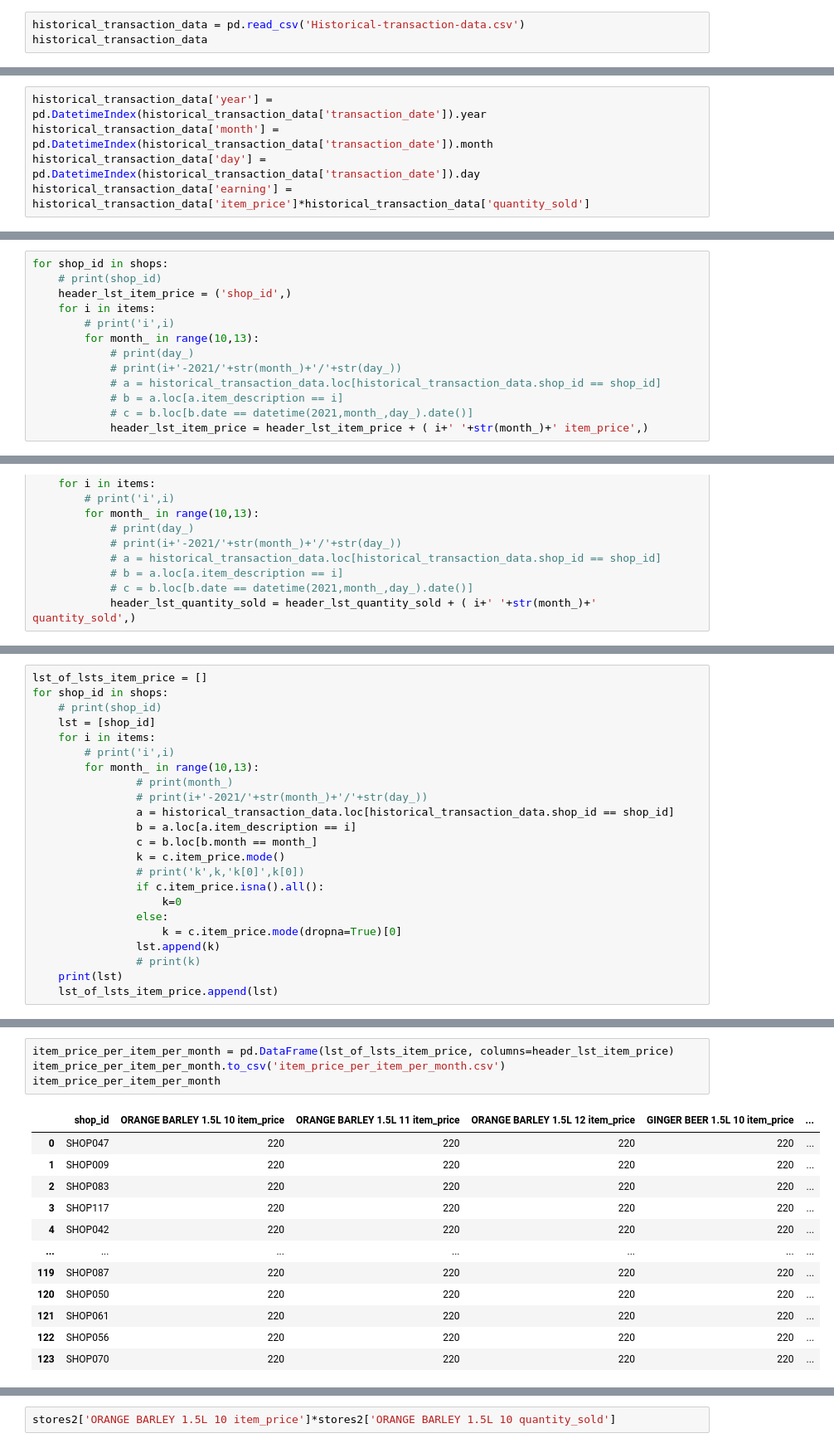
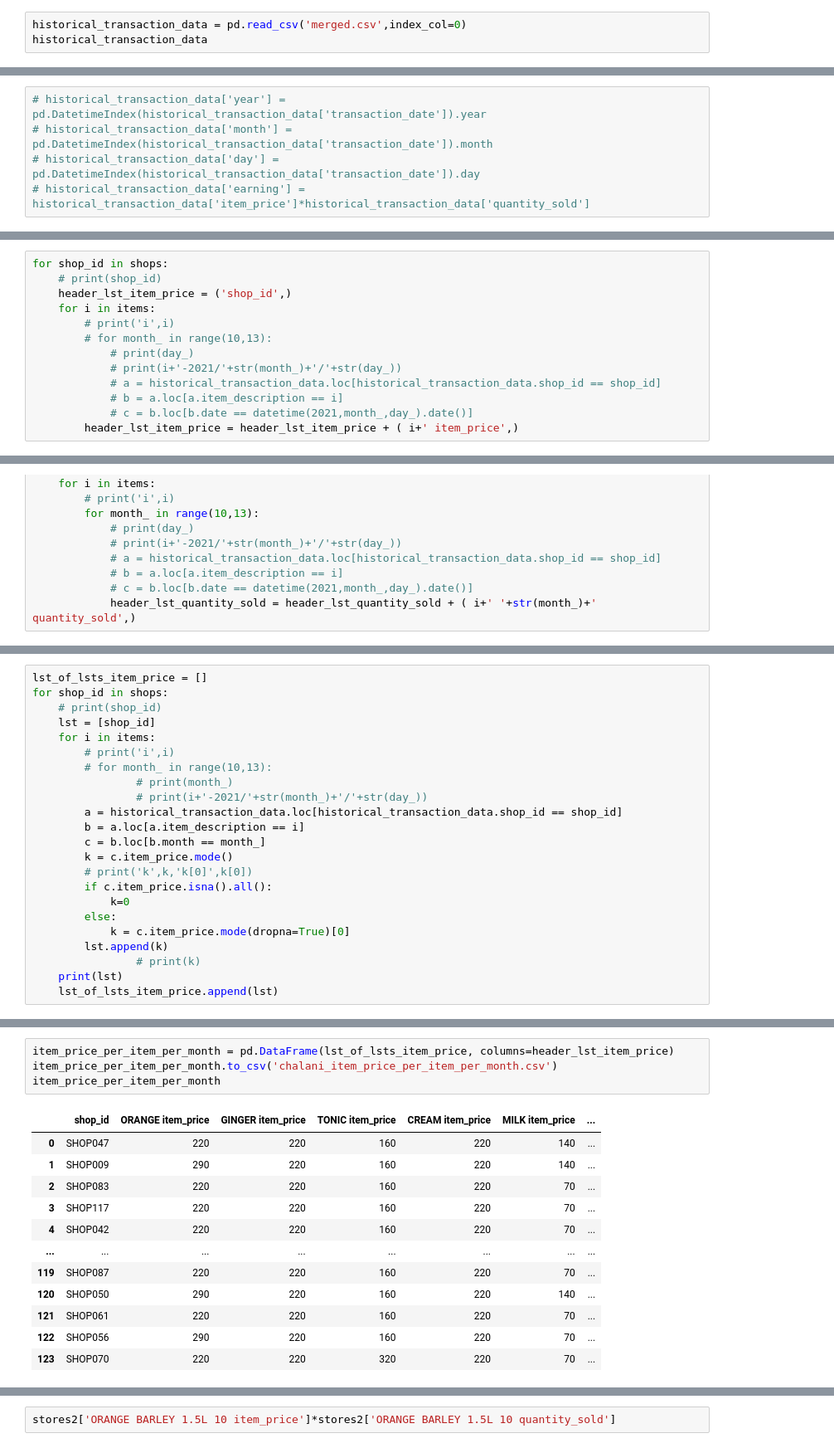
Before and after one commit to sandani98/DataStorm-4.0, a Jupyter notebook: data-storm-4/Day 3/main_day3.ipynb, the cells around one changed output, grey strips where cells are left out. Shown: that part at 83% size. Saved outputs shown, nothing was run; the diff lists cells and outputs as text.

```diff
--- a/data-storm-4/Day 3/main_day3.ipynb
+++ b/data-storm-4/Day 3/main_day3.ipynb
@@ -5,6 +5,6 @@ import matplotlib.pyplot as plt
 from datetime import datetime
 import math
 # %%
-historical_transaction_data = pd.read_csv('Historical-transaction-data.csv')
+historical_transaction_data = pd.read_csv('merged.csv',index_col=0)
 historical_transaction_data
 # %% [output]
@@ -24,5 +24,5 @@ historical_transaction_data
 # %%
-historical_transaction_data['year'] = pd.DatetimeIndex(historical_transaction_data['transaction_date']).year
-historical_transaction_data['month'] = pd.DatetimeIndex(historical_transaction_data['transaction_date']).month
-historical_transaction_data['day'] = pd.DatetimeIndex(historical_transaction_data['transaction_date']).day
-historical_transaction_data['earning'] = historical_transaction_data['item_price']*historical_transaction_data['quantity_sold']
+# historical_transaction_data['year'] = pd.DatetimeIndex(historical_transaction_data['transaction_date']).year
+# historical_transaction_data['month'] = pd.DatetimeIndex(historical_transaction_data['transaction_date']).month
+# historical_transaction_data['day'] = pd.DatetimeIndex(historical_transaction_data['transaction_date']).day
+# historical_transaction_data['earning'] = historical_transaction_data['item_price']*historical_transaction_data['quantity_sold']
@@ -89,13 +78,13 @@ for shop_id in shops:
     header_lst_item_price = ('shop_id',)
     for i in items:
         # print('i',i)
-        for month_ in range(10,13):
+        # for month_ in range(10,13):
             # print(day_)
             # print(i+'-2021/'+str(month_)+'/'+str(day_))
             # a = historical_transaction_data.loc[historical_transaction_data.shop_id == shop_id]
             # b = a.loc[a.item_description == i]
             # c = b.loc[b.date == datetime(2021,month_,day_).date()]
-            header_lst_item_price = header_lst_item_price + ( i+' '+str(month_)+' item_price',)
+        header_lst_item_price = header_lst_item_price + ( i+' item_price',)
 # %%
 header_lst_item_price
 # %% [output]
@@ -189,19 +176,19 @@ for shop_id in shops:
     lst = [shop_id]
     for i in items:
         # print('i',i)
-        for month_ in range(10,13):
+        # for month_ in range(10,13):
                 # print(month_)
                 # print(i+'-2021/'+str(month_)+'/'+str(day_))
-                a = historical_transaction_data.loc[historical_transaction_data.shop_id == shop_id]
-                b = a.loc[a.item_description == i]
-                c = b.loc[b.month == month_]
-                k = c.item_price.mode()
-                # print('k',k,'k[0]',k[0])
-                if c.item_price.isna().all():
-                    k=0
-                else:
-                    k = c.item_price.mode(dropna=True)[0]
-                lst.append(k)
+        a = historical_transaction_data.loc[historical_transaction_data.shop_id == shop_id]
+        b = a.loc[a.item_description == i]
+        c = b.loc[b.month == month_]
+        k = c.item_price.mode()
+        # print('k',k,'k[0]',k[0])
+        if c.item_price.isna().all():
+            k=0
+        else:
+            k = c.item_price.mode(dropna=True)[0]
+        lst.append(k)
                 # print(k)
     print(lst)
     lst_of_lsts_item_price.append(lst)
@@ -226,17 +213,17 @@ for shop_id in shops:
 # %%
 item_price_per_item_per_month = pd.DataFrame(lst_of_lsts_item_price, columns=header_lst_item_price)
-item_price_per_item_per_month.to_csv('item_price_per_item_per_month.csv')
+item_price_per_item_per_month.to_csv('chalani_item_price_per_item_per_month.csv')
 item_price_per_item_per_month
 # %% [output]
-|  | shop_id | ORANGE BARLEY 1.5L 10 item_price | ORANGE BARLEY 1.5L 11 item_price | ORANGE BARLEY 1.5L 12 item_price | GINGER BEER 1.5L 10 item_price | ... |
-| 0 | SHOP047 | 220 | 220 | 220 | 220 | ... |
-| 1 | SHOP009 | 220 | 220 | 220 | 220 | ... |
-| 2 | SHOP083 | 220 | 220 | 220 | 220 | ... |
-| 3 | SHOP117 | 220 | 220 | 220 | 220 | ... |
-| 4 | SHOP042 | 220 | 220 | 220 | 220 | ... |
-| ... | ... | ... | ... | ... | ... | ... |
-| 119 | SHOP087 | 220 | 220 | 220 | 220 | ... |
-| 120 | SHOP050 | 220 | 220 | 220 | 220 | ... |
-| 121 | SHOP061 | 220 | 220 | 220 | 220 | ... |
-| 122 | SHOP056 | 220 | 220 | 220 | 220 | ... |
-| 123 | SHOP070 | 220 | 220 | 220 | 220 | ... |
+|  | shop_id | ORANGE item_price | GINGER item_price | TONIC item_price | CREAM item_price | MILK item_price | ... |
+| 0 | SHOP047 | 220 | 220 | 160 | 220 | 140 | ... |
+| 1 | SHOP009 | 290 | 220 | 160 | 220 | 140 | ... |
+| 2 | SHOP083 | 220 | 220 | 160 | 220 | 70 | ... |
+| 3 | SHOP117 | 220 | 220 | 160 | 220 | 70 | ... |
+| 4 | SHOP042 | 220 | 220 | 160 | 220 | 70 | ... |
+| ... | ... | ... | ... | ... | ... | ... | ... |
+| 119 | SHOP087 | 220 | 220 | 160 | 220 | 70 | ... |
+| 120 | SHOP050 | 290 | 220 | 160 | 220 | 140 | ... |
+| 121 | SHOP061 | 220 | 220 | 160 | 220 | 70 | ... |
+| 122 | SHOP056 | 290 | 220 | 160 | 220 | 70 | ... |
+| 123 | SHOP070 | 220 | 220 | 320 | 220 | 70 | ... |
```
Also changed, not shown: parts of 15 cells of this notebook, 10 other files.
